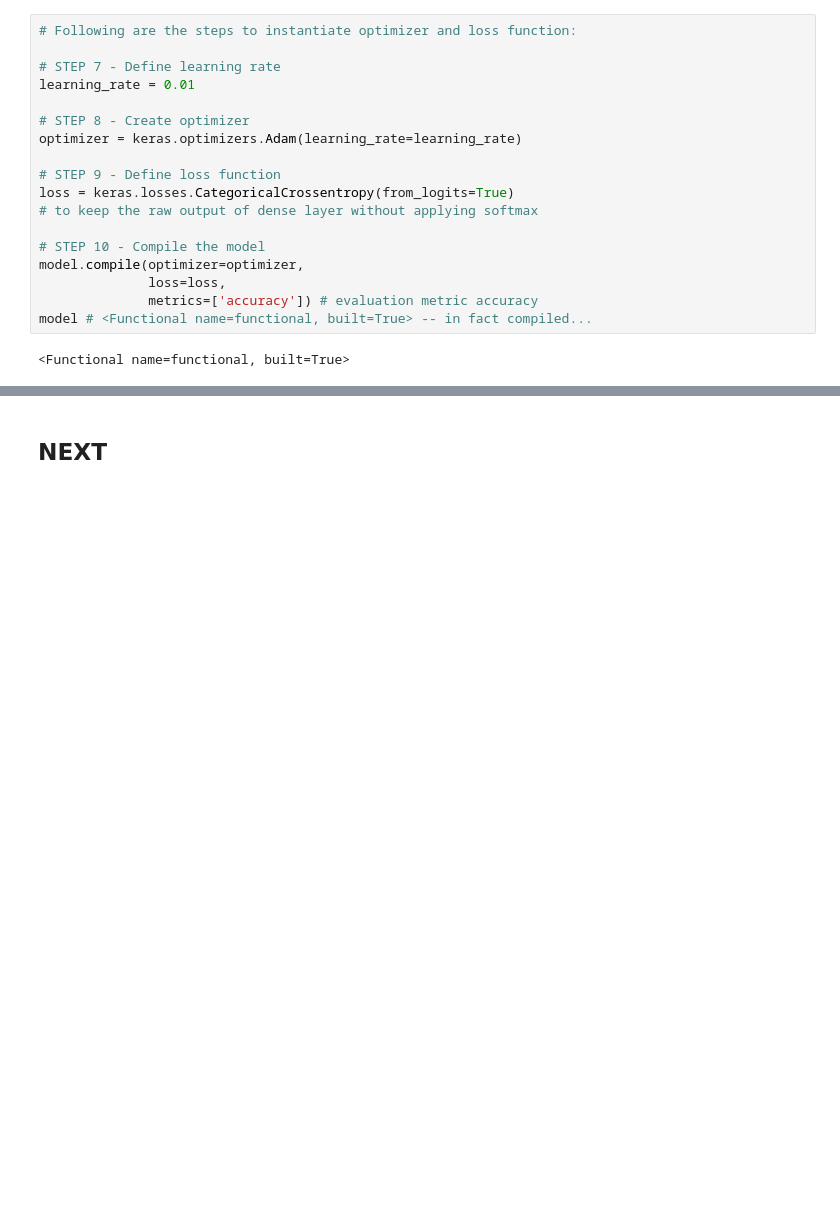
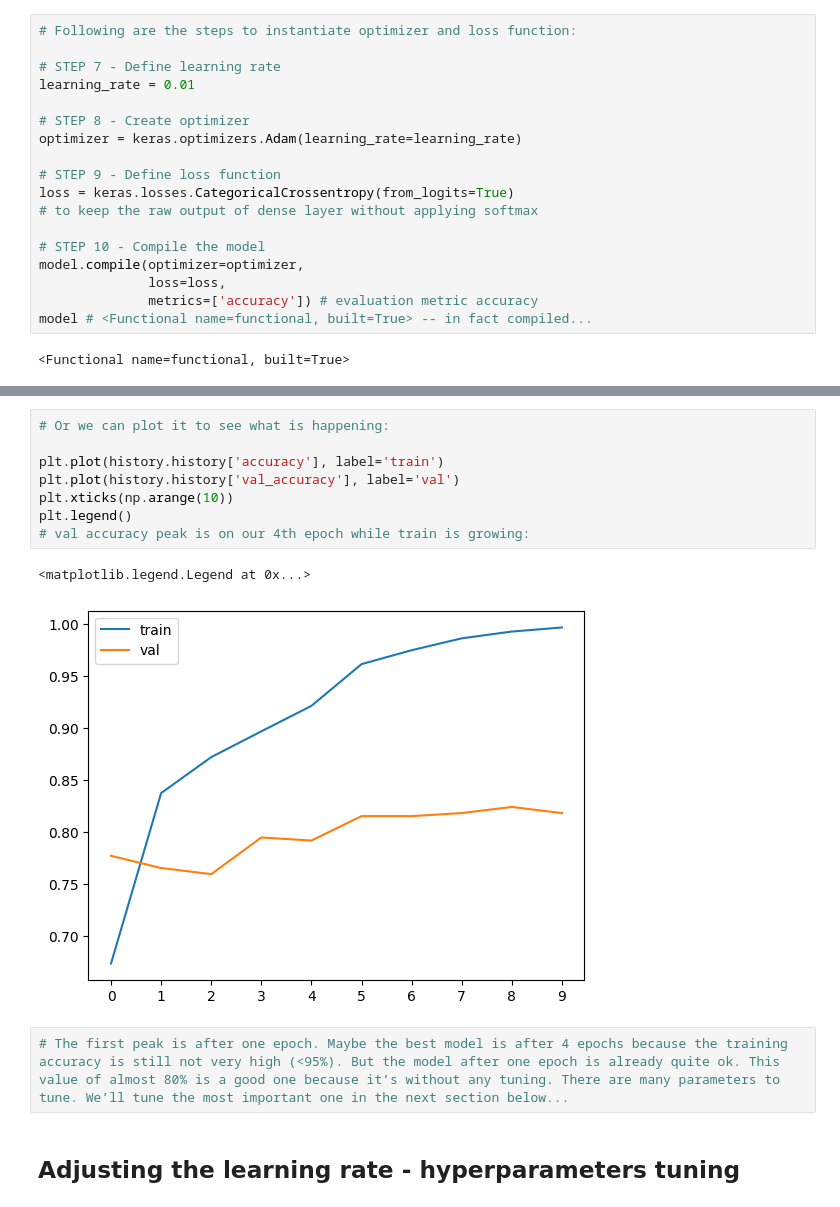
Before and after one commit to denis911/image-classification-transfer-learning-pytorch-keras-comparison, a Jupyter notebook: Keras_ML_zoomcamp_08_image_classification.ipynb, the cells around one changed output, grey strips where cells are left out. Cells and saved outputs as stored; diff of their text form; blank space fills up the shorter version.

```diff
--- a/Keras_ML_zoomcamp_08_image_classification.ipynb
+++ b/Keras_ML_zoomcamp_08_image_classification.ipynb
@@ -372,2 +401,15 @@ Epoch 10/10
+# %%
+# Or we can plot it to see what is happening:
+
+plt.plot(history.history['accuracy'], label='train')
+plt.plot(history.history['val_accuracy'], label='val')
+plt.xticks(np.arange(10))
+plt.legend()
+# val accuracy peak is on our 4th epoch while train is growing:
+# %% [output]
+<matplotlib.legend.Legend at 0x...>
+[figure, added]
+# %%
+# The first peak is after one epoch. Maybe the best model is after 4 epochs because the training accuracy is still not very high (<95%). But the model after one epoch is already quite ok. This value of almost 80% is a good one because it’s without any tuning. There are many parameters to tune. We’ll tune the most important one in the next section below...
 # %% [markdown]
-## NEXT
+## Adjusting the learning rate - hyperparameters tuning
```
Also changed, not shown: parts of 12 cells of this notebook.
